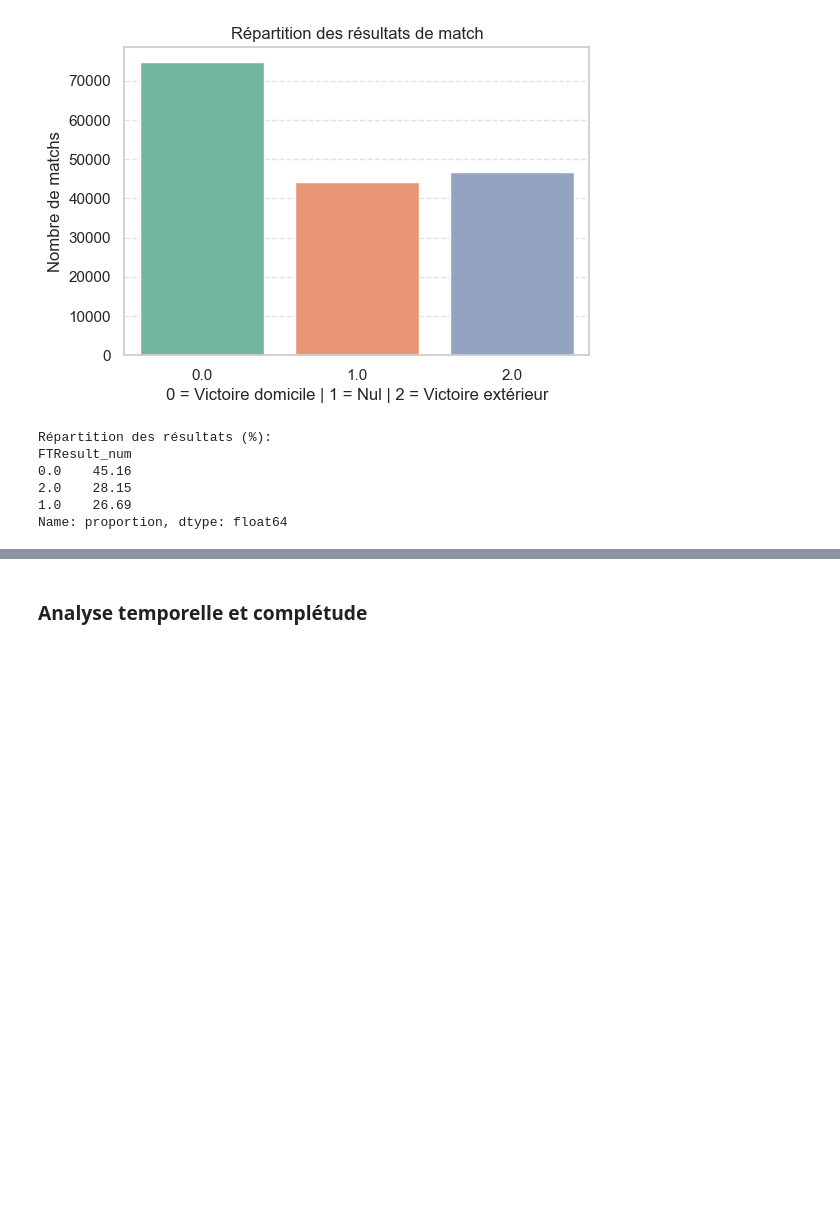
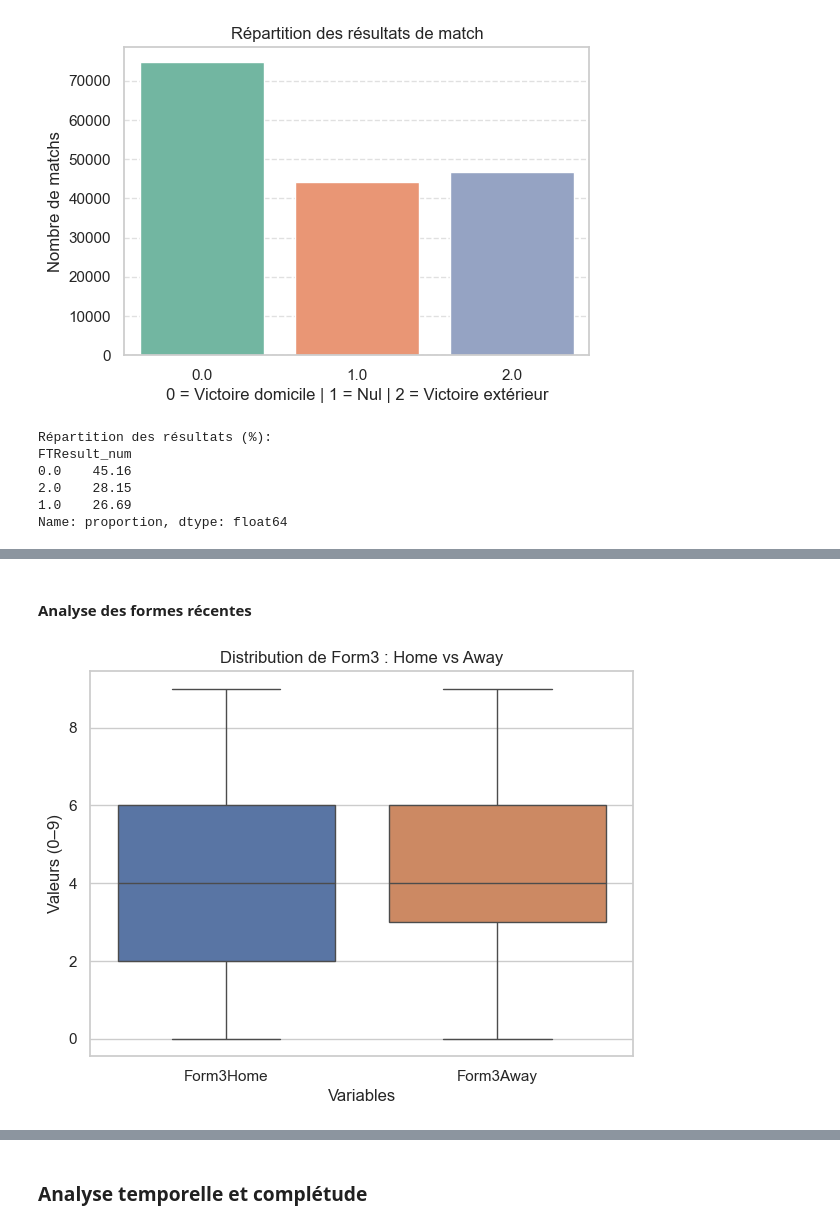
Before and after one commit to AlbanHtn/football-match-prediction, a Jupyter notebook: Programmes/P5A_EDA_V2.ipynb, the cells around one changed output, grey strips where cells are left out. Drawn from its saved outputs; the diff is of its cells as text; code cells hidden in the pictures; blank space fills up the shorter version.

```diff
--- a/Programmes/P5A_EDA_V2.ipynb
+++ b/Programmes/P5A_EDA_V2.ipynb
@@ -82,0 +120,11 @@ Name: proportion, dtype: float64
+# %% [markdown]
+#### Analyse des formes récentes
+# %%
+plt.figure(figsize=(7,5))
+sns.boxplot(data=df[["Form3Home","Form3Away"]])
+plt.title("Distribution de Form3 : Home vs Away")
+plt.xlabel("Variables")
+plt.ylabel("Valeurs (0–9)")
+plt.show()
+# %% [output]
+[figure, added]
```
Also changed, not shown: parts of 12 cells of this notebook, 42 other files.
